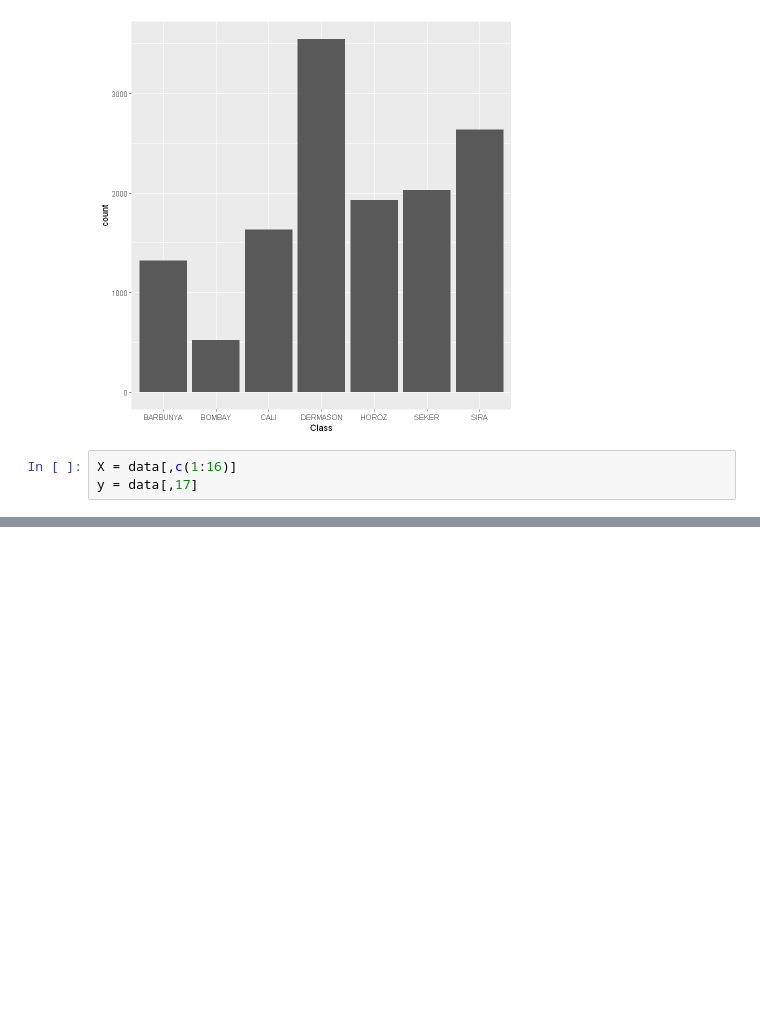
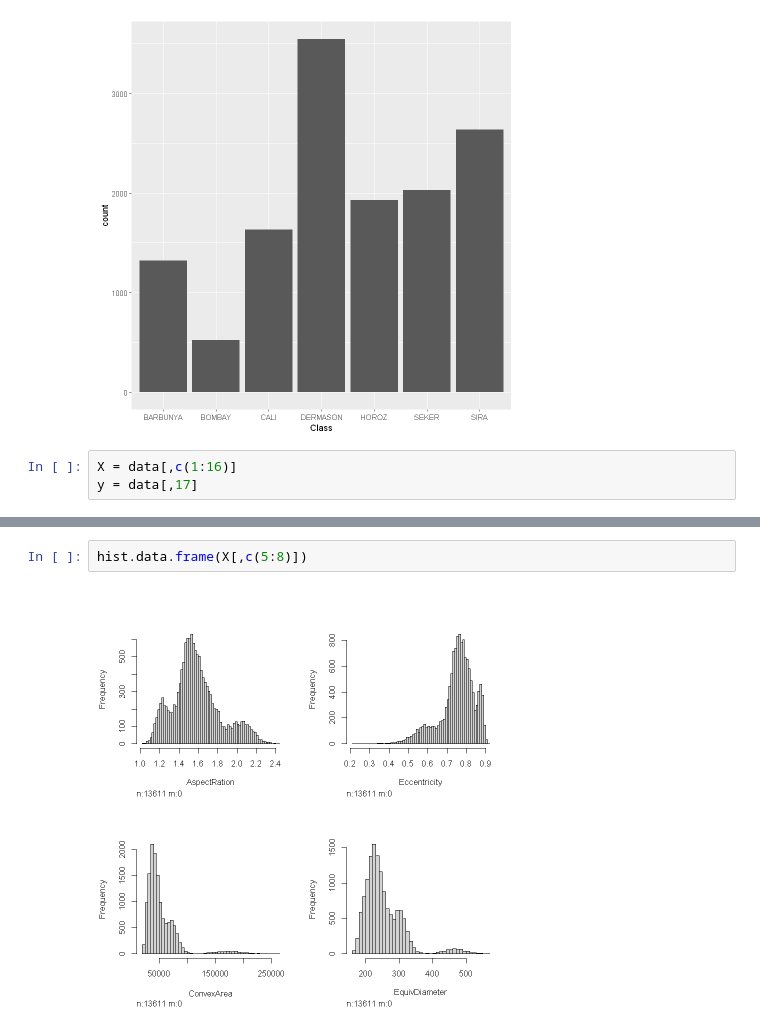
Before and after one commit to RomainDudoit/M2_Projet_Data_Mining_ah_pine, a Jupyter notebook: Test_notebook.ipynb, the cells around one changed output, grey strips where cells are left out. Cells and saved outputs as stored; diff of their text form; blank space fills up the shorter version.

```diff
--- a/Test_notebook.ipynb
+++ b/Test_notebook.ipynb
@@ -138,0 +153,4 @@ y = data[,17]
+# %%
+hist.data.frame(X[,c(5:8)])
+# %% [output]
+[figure, added]
```
Also changed, not shown: parts of 35 cells of this notebook.
